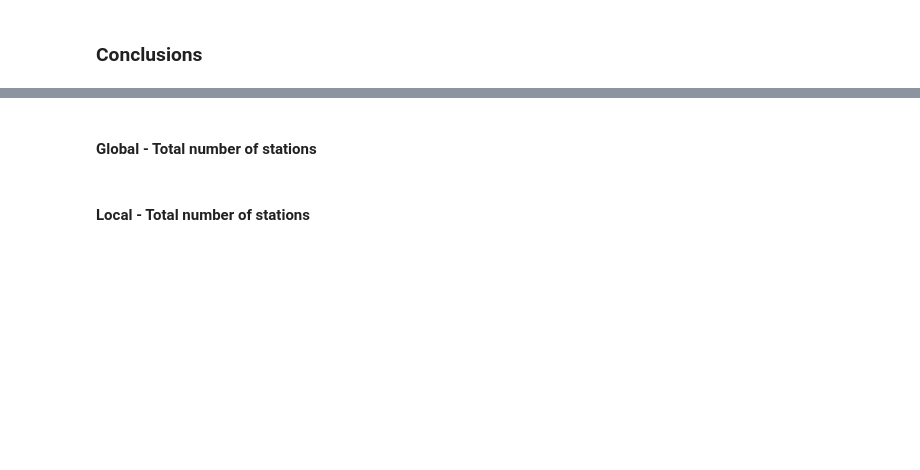
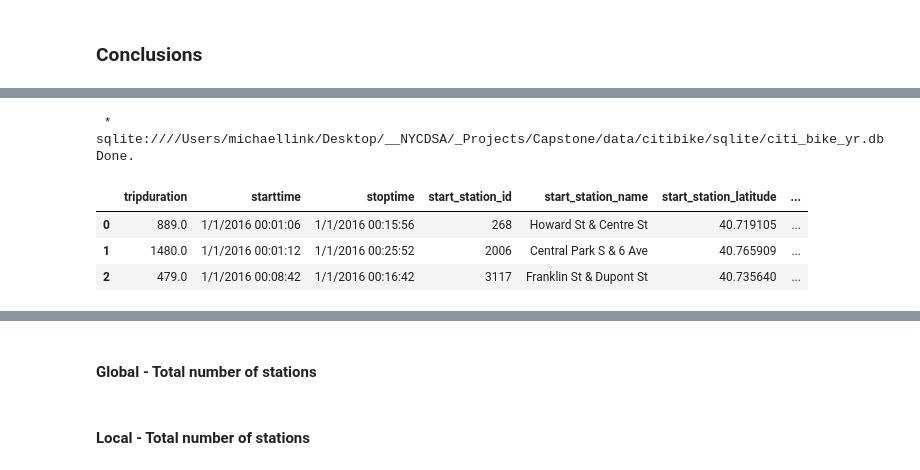
Before and after one commit to Data-Science-Link/project_bike_rental_analysis, a Jupyter notebook: scripts/workspace/Link_Michael/Random Sampling.ipynb, the cells around one changed output, grey strips where cells are left out. Cells and saved outputs as stored; diff of their text form; code cells hidden in the pictures; blank space fills up the shorter version.

```diff
--- a/scripts/workspace/Link_Michael/Random Sampling.ipynb
+++ b/scripts/workspace/Link_Michael/Random Sampling.ipynb
@@ -523,0 +359,16 @@ Done.
+# %%
+# sql query to get 10% random sample
+result = %sql SELECT * FROM yr_2016 WHERE abs(CAST(random() AS REAL))/9223372036854775808 < 0.15;
+# convert into pandas df
+yr_2016 = result.DataFrame()
+yr_2016.drop(columns=['dummy'], inplace=True)
+# send to csv
+yr_2016.to_csv('./rand_10/yr_2016.csv', index=False)
+yr_2016.head(3)
+# %% [output]
+ * sqlite:////Users/michaellink/Desktop/__NYCDSA/_Projects/Capstone/data/citibike/sqlite/citi_bike_yr.db
+Done.
+|  | tripduration | starttime | stoptime | start_station_id | start_station_name | start_station_latitude | ... |
+| 0 | 889.0 | 1/1/2016 00:01:06 | 1/1/2016 00:15:56 | 268 | Howard St & Centre St | 40.719105 | ... |
+| 1 | 1480.0 | 1/1/2016 00:01:12 | 1/1/2016 00:25:52 | 2006 | Central Park S & 6 Ave | 40.765909 | ... |
+| 2 | 479.0 | 1/1/2016 00:08:42 | 1/1/2016 00:16:42 | 3117 | Franklin St & Dupont St | 40.735640 | ... |
```
Also changed, not shown: parts of 72 cells of this notebook, 11 other files.
